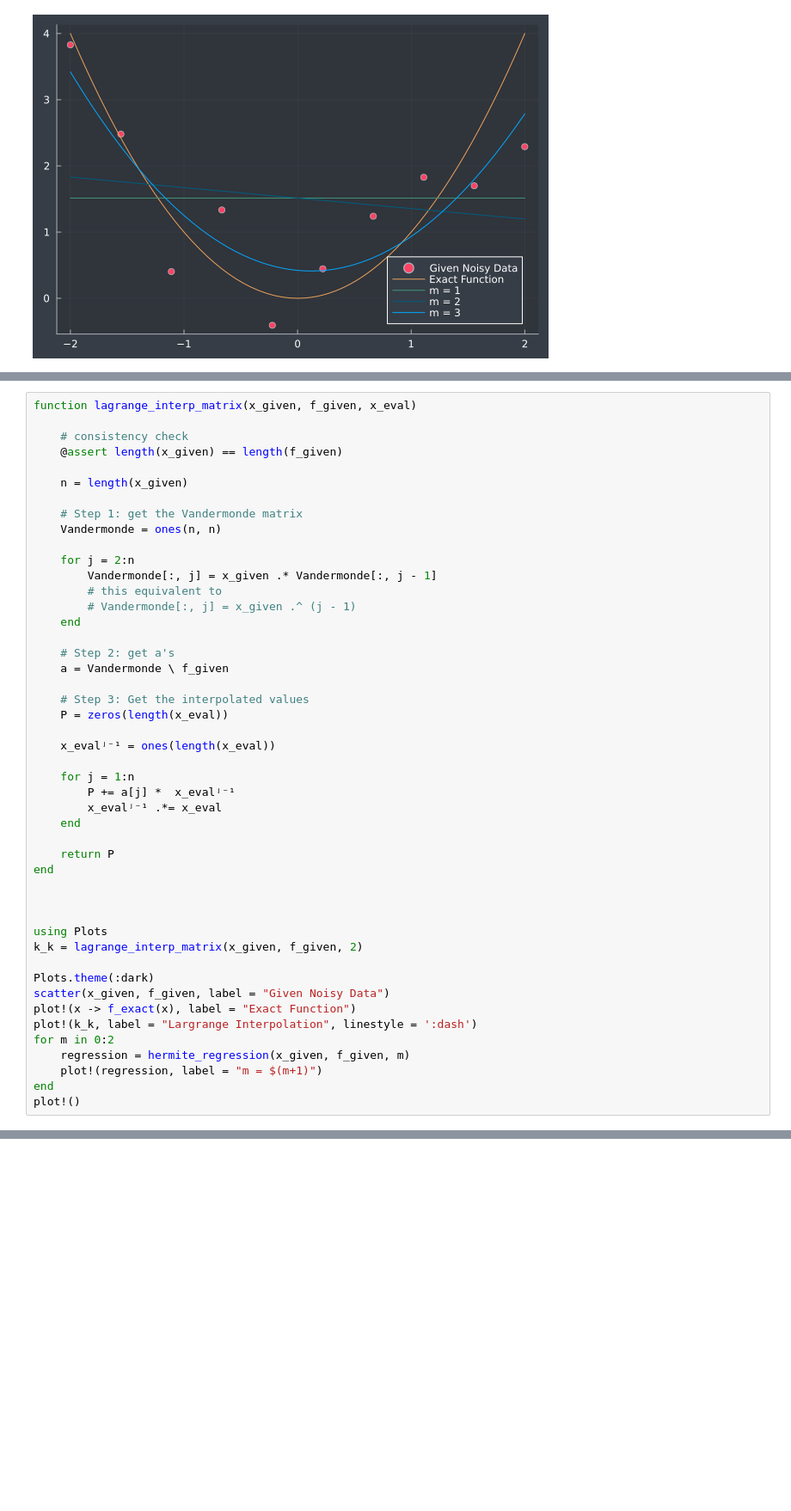
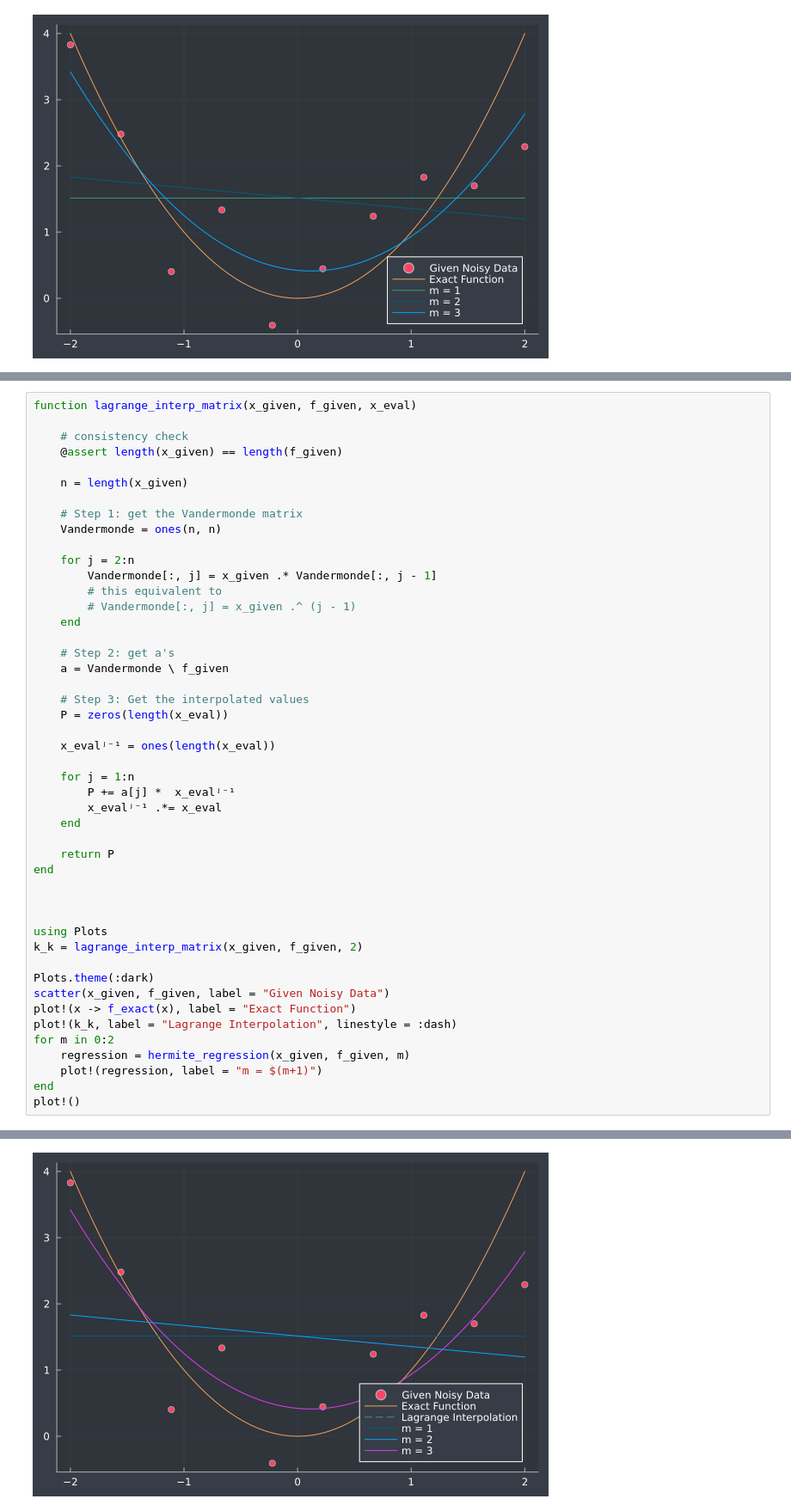
Before and after one commit to jloch206/Comp_Phys_Lochner, a Jupyter notebook: HW4_Report.ipynb, the cells around one changed output, grey strips where cells are left out. Shown: that part at 86% size. Saved outputs shown, nothing was run; the diff lists cells and outputs as text; blank space fills up the shorter version.

Commit message:
fixed small plotting error. added conclusion.

```diff
--- a/HW4_Report.ipynb
+++ b/HW4_Report.ipynb
@@ -155,7 +155,7 @@ k_k = lagrange_interp_matrix(x_given, f_given, 2)
 Plots.theme(:dark)
 scatter(x_given, f_given, label = "Given Noisy Data")
 plot!(x -> f_exact(x), label = "Exact Function")
-plot!(k_k, label = "Largrange Interpolation", linestyle = ':dash')
+plot!(k_k, label = "Lagrange Interpolation", linestyle = :dash)
 for m in 0:2
     regression = hermite_regression(x_given, f_given, m)
     plot!(regression, label = "m = $(m+1)")
@@ -166,3 +165,4 @@ UndefVarError: UndefVarError: linestyle not defined
+[figure, added]
 # %% [markdown]
 ## Problem 3
 ## Key Equations:
```
Also changed, not shown: parts of 9 cells of this notebook.
